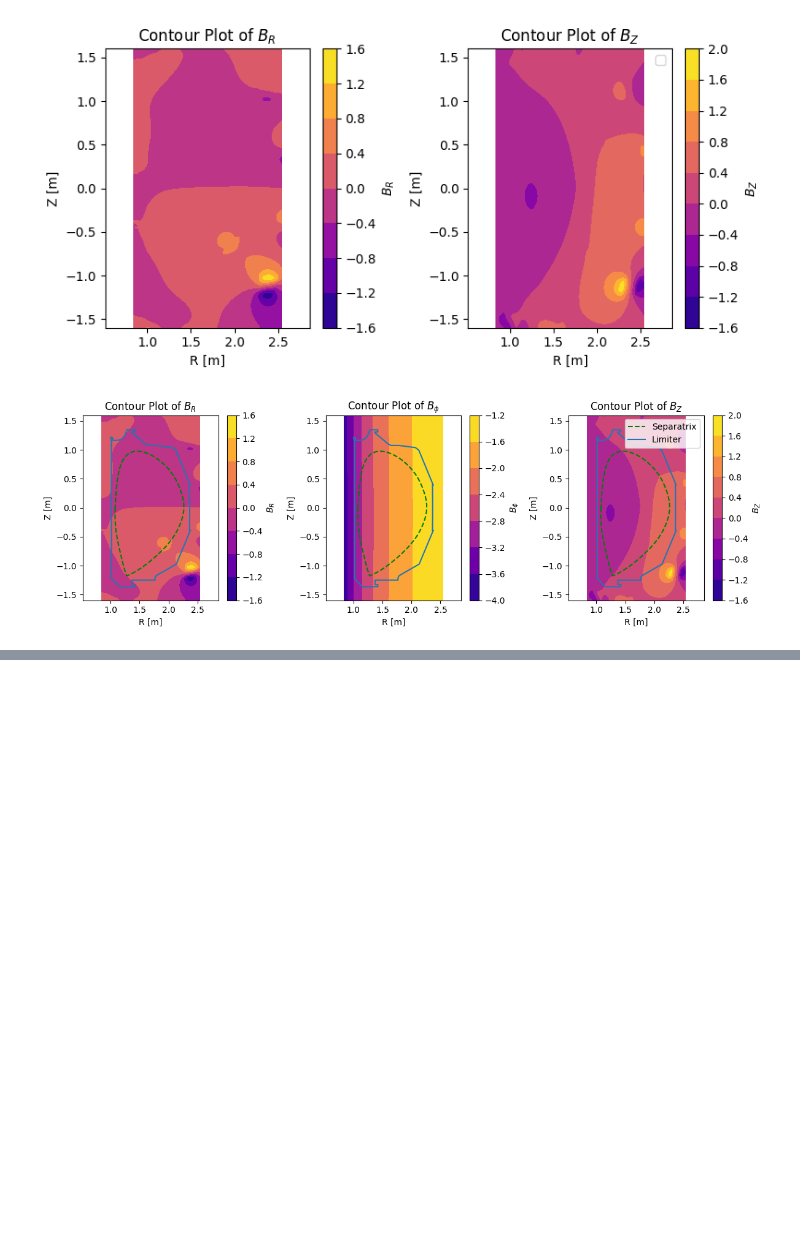
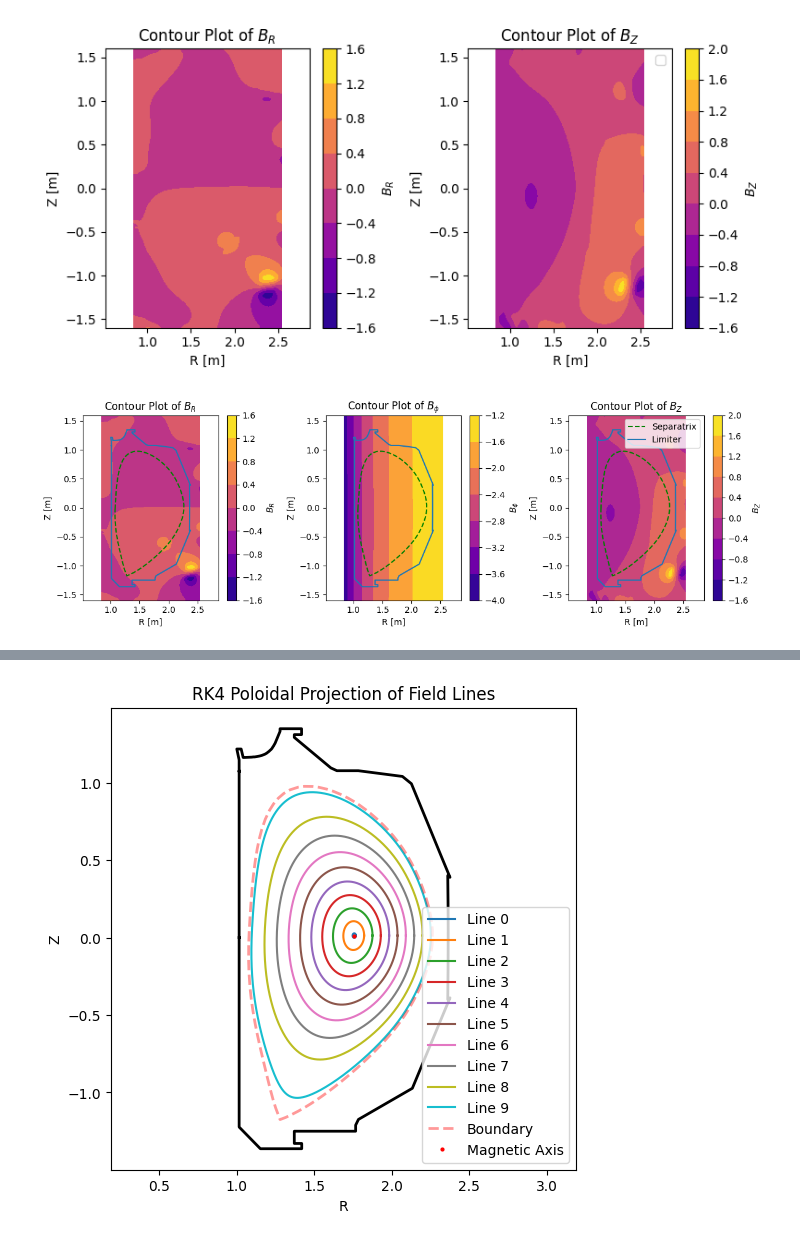
Before and after one commit to swarajsao1/Plasma, a Jupyter notebook: PoloidalTracing.ipynb, the cells around one changed output, grey strips where cells are left out. Cells and saved outputs as stored; diff of their text form; code cells hidden in the pictures; blank space fills up the shorter version.

```diff
--- a/PoloidalTracing.ipynb
+++ b/PoloidalTracing.ipynb
@@ -181,0 +264,51 @@ def RK4(F, r_current, z_current, h):
+# %%
+r_start = np.linspace(g.rmagx + 0.01, g.rbdry.max() - 0.01, 10)
+z_start = g.zmaxis
+h = 0.001
+
+r_trajectory = []
+z_trajectory = []
+
+plt.figure(figsize=(6,6))
+
+for i, r_initial in enumerate(r_start):
+    r_current = r_initial
+    z_current = z_start
+
+    r_trajectory.append([r_current])
+    z_trajectory.append([z_current])
+
+    max_step = 50000
+    step_count = 0
+
+    revolution_completed = False
+    while (not revolution_completed) and  \
+          (r_coords.min() < current_r_val < r_coords.max()) and \
+          (z_coords.min() < current_z_val < z_coords.max()) and \
+          (step_count < max_step):
+
+        step_count += 1
+
+        r_new, z_new = RK4(F, r_current, z_current, h)
+
+        if (z_current < z0) and (z_new >= z0) :
+            revolution_completed = True
+
+        r_current, z_current = r_new, z_new
+
+        r_trajectory[i].append(r_new)
+        z_trajectory[i].append(z_new)
+
+    plt.plot(r_trajectory[i], z_trajectory[i], label=f"Line {i}")
+
+plt.plot(g.rbbbs, g.zbbbs, 'r--', linewidth=2, alpha=0.4, label='Boundary')
+plt.plot(g.rmaxis, g.zmaxis, 'ro', markersize=2, label='Magnetic Axis')
+plt.plot(g.rlim, g.zlim, 'k', linewidth=2)
+plt.axis('equal')
+plt.xlabel("R")
+plt.ylabel("Z")
+plt.title("RK4 Poloidal Projection of Field Lines")
+plt.legend()
+plt.show()
+# %% [output]
+[figure, added]
```
Also changed, not shown: parts of 9 cells of this notebook.
